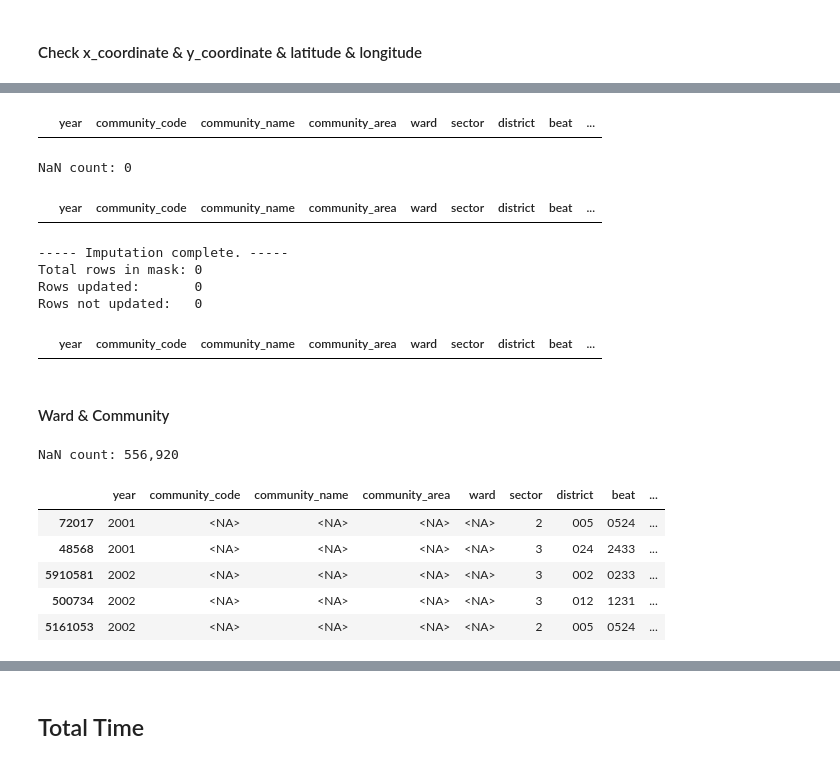
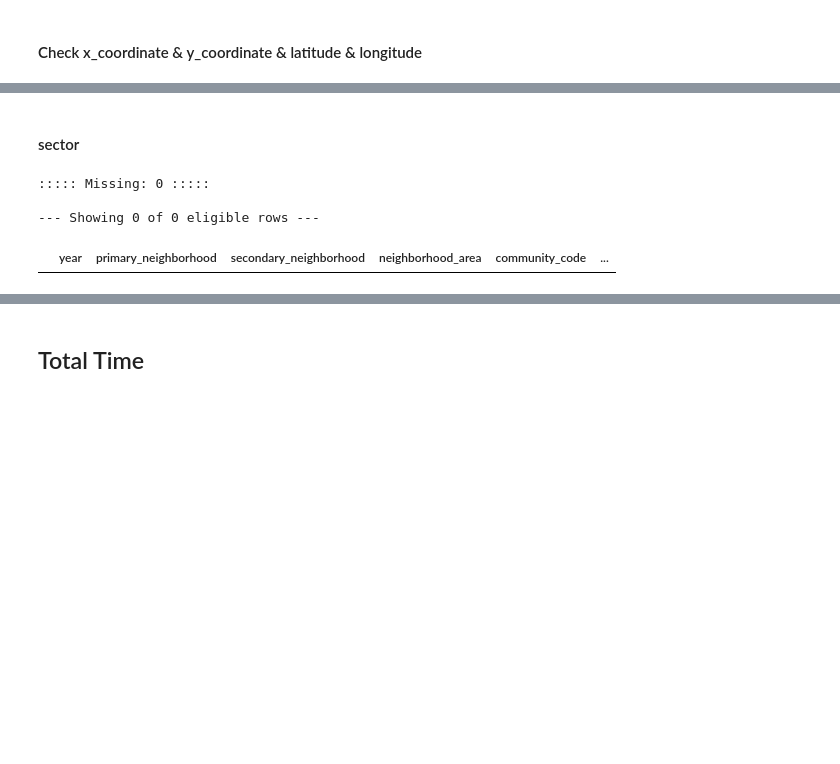
Before and after one commit to SirErikPak/ChicagoCrime, a Jupyter notebook: Notebook/ChicagoCrimeWrangle.ipynb, the cells around one changed output, grey strips where cells are left out. Drawn from its saved outputs; the diff is of its cells as text; code cells hidden in the pictures; blank space fills up the shorter version.

```diff
--- a/Notebook/ChicagoCrimeWrangle.ipynb
+++ b/Notebook/ChicagoCrimeWrangle.ipynb
@@ -1035,0 +1835,8 @@ len(community_district_sector)
+# %%
+# Composite key
+keys = ['year', 'beat']
+update_cols = ['sector', 'primary_neighborhood', 'secondary_neighborhood', 'neighborhood_area',
+               'zip_code', 'zip_code_area', 'district', 'community_code',
+               'ca_community_code', 'ca_community_name', 'ca_community_area']
+# Update
+df_crime = geo.impute_data(data_df=df_crime, keys=keys, update_cols=update_cols, mask=mask)
@@ -1082,6 +1893,0 @@ NaN count: 0
-# %%
-# Composite key
-keys = ['year', 'latitude', 'longitude']
-update_cols = ['community_code', 'community_name', 'community_area', 'sector', 'ward', 'x_coordinate', 'y_coordinate']
-# Update
-df_crime = geo.impute_data(df_crime, keys, update_cols, mask)
@@ -1097,6 +1893,0 @@ df_crime.loc[mask, cols].head()
-# %%
-# Composite key
-keys = ['year', 'beat', 'district']
-update_cols = ['community_code', 'community_name', 'community_area', 'sector', 'ward', 'x_coordinate', 'y_coordinate']
-# Update
-df_crime = geo.impute_data(df_crime, keys, update_cols, mask)
@@ -1108,52 +1894,18 @@ Rows not updated:   0
-# %%
-df_crime.loc[mask, cols].head()
-# %% [output]
-|  | year | community_code | community_name | community_area | ward | sector | district | beat | ... |
-# %%
-# update mask
-mask = (df_crime.x_coordinate.isna() &
-        df_crime.longitude.notna() &
-        df_crime.district.notnull()
-       )
-print(f"NaN count: {mask.sum()}")
-df_crime.loc[mask, cols].head()
-# %% [output]
-NaN count: 0
-|  | year | community_code | community_name | community_area | ward | sector | district | beat | ... |
-# %%
-# Composite key
-keys = ['year', 'district']
-update_cols = ['community_code', 'community_name', 'community_area', 'sector', 'ward', 'x_coordinate', 'y_coordinate']
-# Update
-df_crime = geo.impute_data(df_crime, keys, update_cols, mask)
-# %% [output]
------ Imputation complete. -----
-Total rows in mask: 0
-Rows updated:       0
-Rows not updated:   0
-# %%
-df_crime.loc[mask, cols].head()
-# %% [output]
-|  | year | community_code | community_name | community_area | ward | sector | district | beat | ... |
 # %% [markdown]
-#### Ward & Community
+#### sector
 # %%
 # update mask
-mask = (df_crime.community_code.isna() &
-        df_crime.ward.isna() &
-        df_crime.x_coordinate.notna() &
-        df_crime.district.notnull() &
-        df_crime.sector.notna()
+mask = (
+        df_crime.sector.isna()
        )
-print(f"NaN count: {(mask.sum()):,}")
-df_crime.loc[mask, cols].drop_duplicates().sample(n=5, random_state=SEED)
+
+# Display
+idx = get_sample_report(data_df=df_crime, bool_mask=mask)
+df_crime.loc[idx, cols]
 # %% [output]
-NaN count: 556,920
+::::: Missing: 0 :::::
+
+--- Showing 0 of 0 eligible rows ---
-|  | year | community_code | community_name | community_area | ward | sector | district | beat | ... |
-| 72017 | 2001 | <NA> | <NA> | <NA> | <NA> | 2 | 005 | 0524 | ... |
-| 48568 | 2001 | <NA> | <NA> | <NA> | <NA> | 3 | 024 | 2433 | ... |
-| 5910581 | 2002 | <NA> | <NA> | <NA> | <NA> | 3 | 002 | 0233 | ... |
-| 500734 | 2002 | <NA> | <NA> | <NA> | <NA> | 3 | 012 | 1231 | ... |
-| 5161053 | 2002 | <NA> | <NA> | <NA> | <NA> | 2 | 005 | 0524 | ... |
+|  | year | primary_neighborhood | secondary_neighborhood | neighborhood_area | community_code | ... |
 # %%
 # Composite key
```
Also changed, not shown: parts of 184 cells of this notebook, 28 other files.
